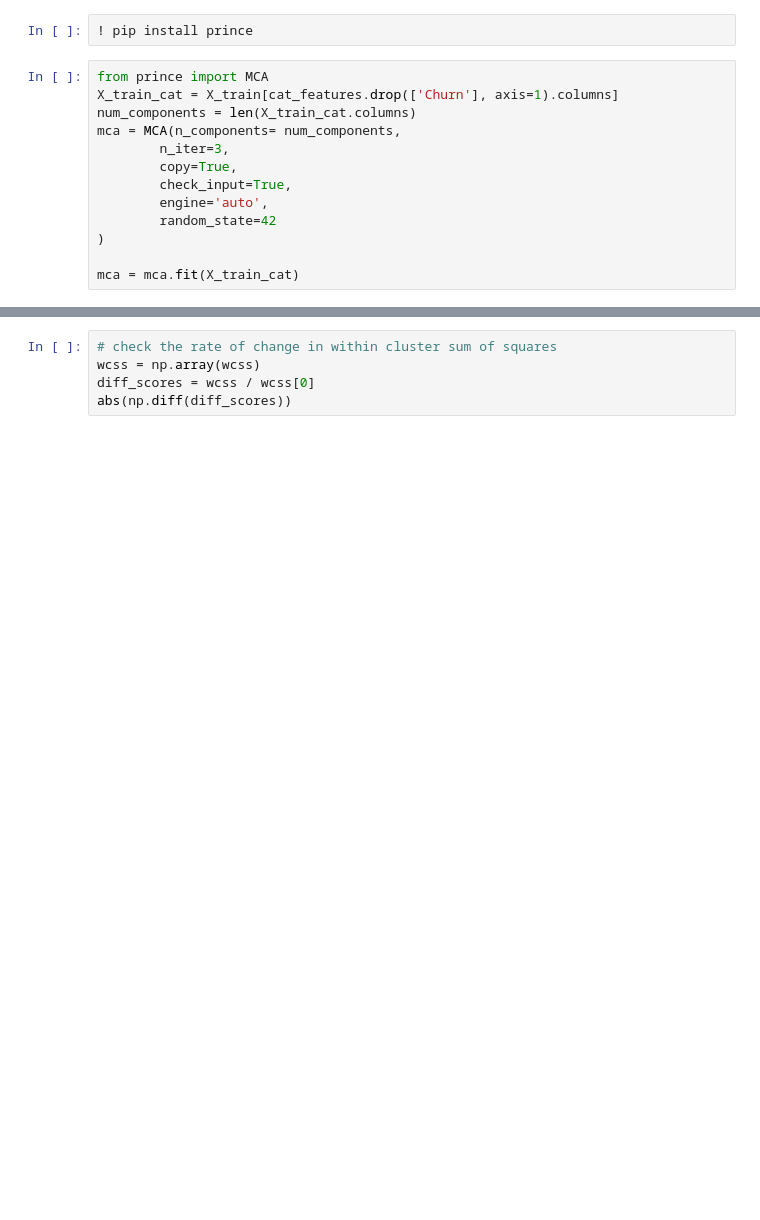
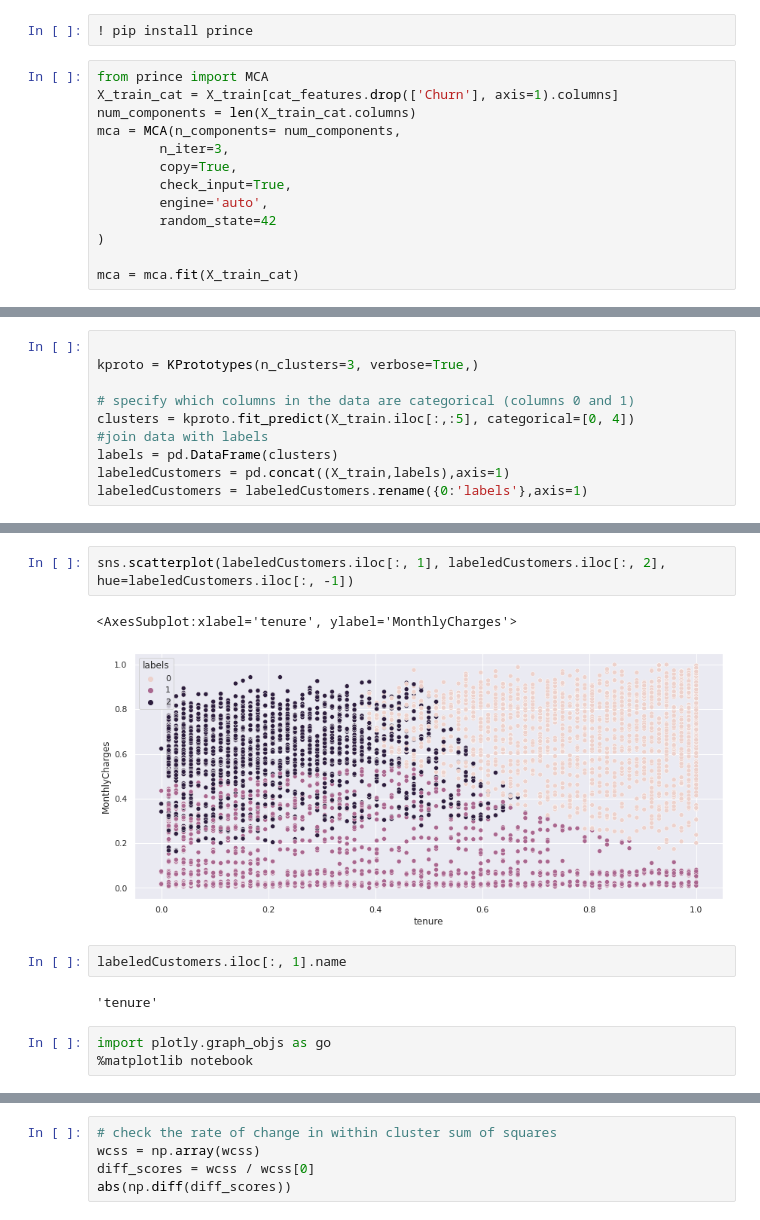
Before and after one commit to ashrafalaghbari/customer_churn_prediction, a Jupyter notebook: customer_churn_prediction.ipynb, the cells around one changed output, grey strips where cells are left out. Cells and saved outputs as stored; diff of their text form; blank space fills up the shorter version.

```diff
--- a/customer_churn_prediction.ipynb
+++ b/customer_churn_prediction.ipynb
@@ -268,0 +383,10 @@ df_for_cluster
+# %%
+
+kproto = KPrototypes(n_clusters=3, verbose=True,)
+
+# specify which columns in the data are categorical (columns 0 and 1)
+clusters = kproto.fit_predict(X_train.iloc[:,:5], categorical=[0, 4])
+#join data with labels
+labels = pd.DataFrame(clusters)
+labeledCustomers = pd.concat((X_train,labels),axis=1)
+labeledCustomers = labeledCustomers.rename({0:'labels'},axis=1)
@@ -268,0 +423,12 @@ df_for_cluster
+# %%
+sns.scatterplot(labeledCustomers.iloc[:, 1], labeledCustomers.iloc[:, 2], hue=labeledCustomers.iloc[:, -1])
+# %% [output]
+<AxesSubplot:xlabel='tenure', ylabel='MonthlyCharges'>
+[figure, added]
+# %%
+labeledCustomers.iloc[:, 1].name
+# %% [output]
+'tenure'
+# %%
+import plotly.graph_objs as go
+%matplotlib notebook
```
Also changed, not shown: parts of 70 cells of this notebook.
